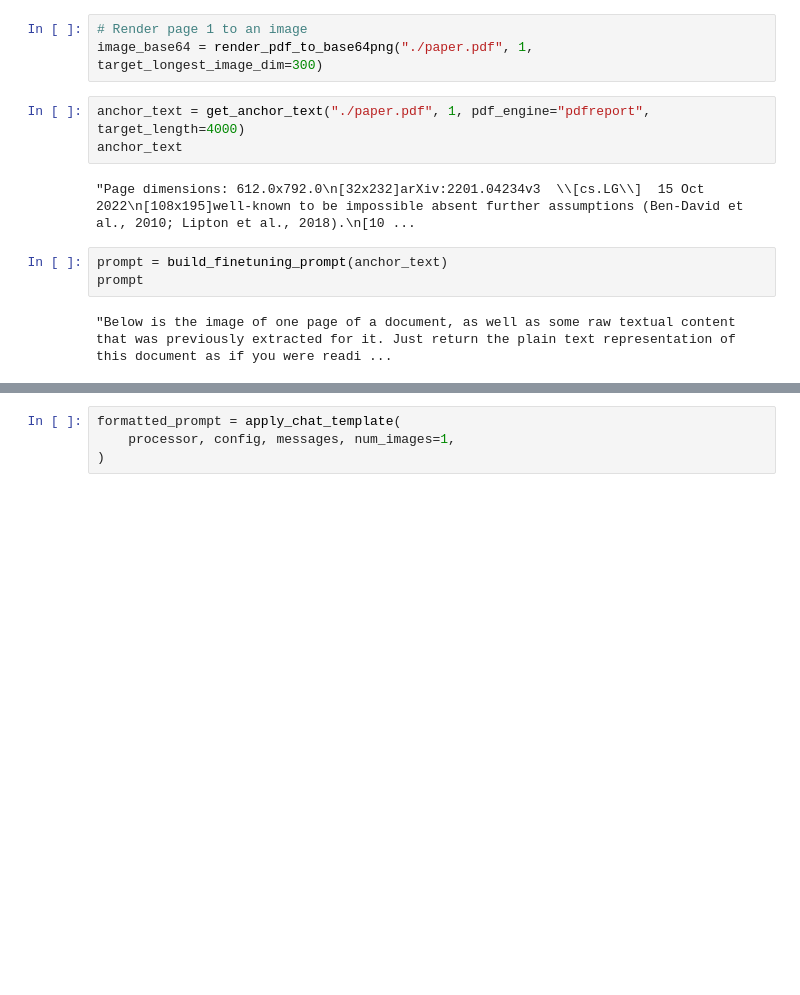
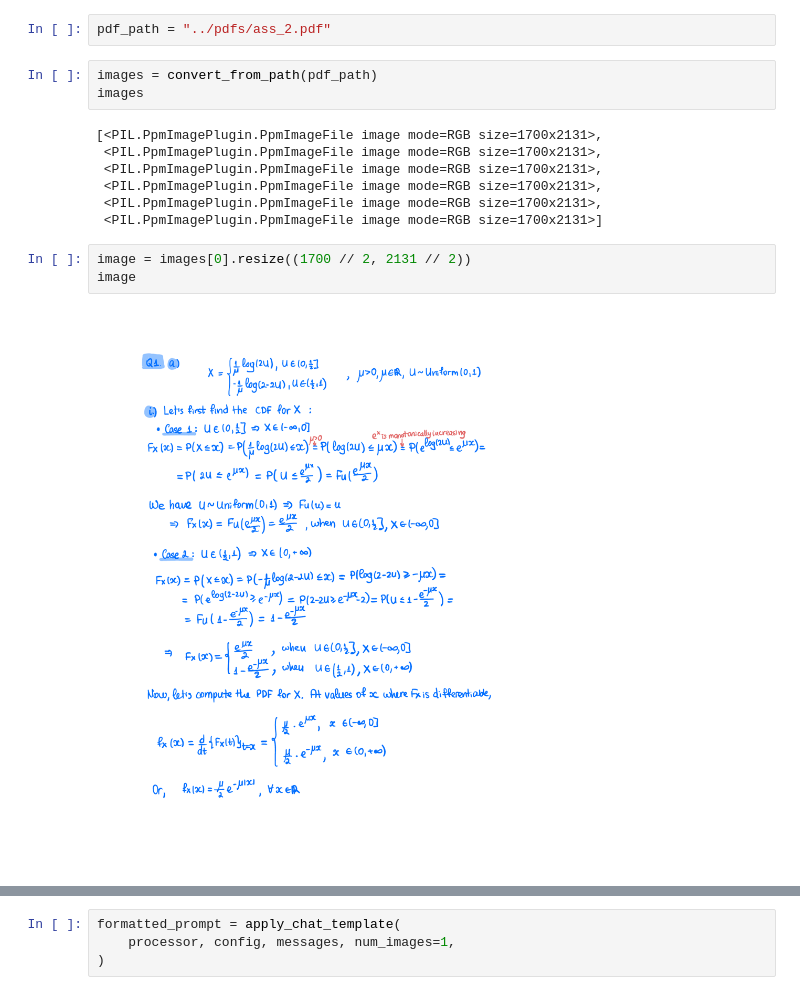
Before and after one commit to JoeJoe1313/LLMs-Journey, a Jupyter notebook: VLMs/olmocr_handwritten.ipynb, the cells around one changed output, grey strips where cells are left out. Drawn from its saved outputs; the diff is of its cells as text; blank space fills up the shorter version.

```diff
--- a/VLMs/olmocr_handwritten.ipynb
+++ b/VLMs/olmocr_handwritten.ipynb
@@ -29,13 +16,17 @@ urllib.request.urlretrieve("https://arxiv.org/pdf/2201.04234", "./paper.pdf")
-# %%
-# Render page 1 to an image
-image_base64 = render_pdf_to_base64png("./paper.pdf", 1, target_longest_image_dim=300)
-# %%
-anchor_text = get_anchor_text("./paper.pdf", 1, pdf_engine="pdfreport", target_length=4000)
-anchor_text
-# %% [output]
-"Page dimensions: 612.0x792.0\n[32x232]arXiv:2201.04234v3  \\[cs.LG\\]  15 Oct 2022\n[108x195]well-known to be impossible absent further assumptions (Ben-David et al., 2010; Lipton et al., 2018).\n[10 ...
-# %%
-prompt = build_finetuning_prompt(anchor_text)
-prompt
-# %% [output]
-"Below is the image of one page of a document, as well as some raw textual content that was previously extracted for it. Just return the plain text representation of this document as if you were readi ...
+# %%
+pdf_path = "../pdfs/ass_2.pdf"
+# %%
+images = convert_from_path(pdf_path)
+images
+# %% [output]
+[<PIL.PpmImagePlugin.PpmImageFile image mode=RGB size=1700x2131>,
+ <PIL.PpmImagePlugin.PpmImageFile image mode=RGB size=1700x2131>,
+ <PIL.PpmImagePlugin.PpmImageFile image mode=RGB size=1700x2131>,
+ <PIL.PpmImagePlugin.PpmImageFile image mode=RGB size=1700x2131>,
+ <PIL.PpmImagePlugin.PpmImageFile image mode=RGB size=1700x2131>,
+ <PIL.PpmImagePlugin.PpmImageFile image mode=RGB size=1700x2131>]
+# %%
+image = images[0].resize((1700 // 2, 2131 // 2))
+image
+# %% [output]
+[figure, added]
```
Also changed, not shown: parts of 21 cells of this notebook.
